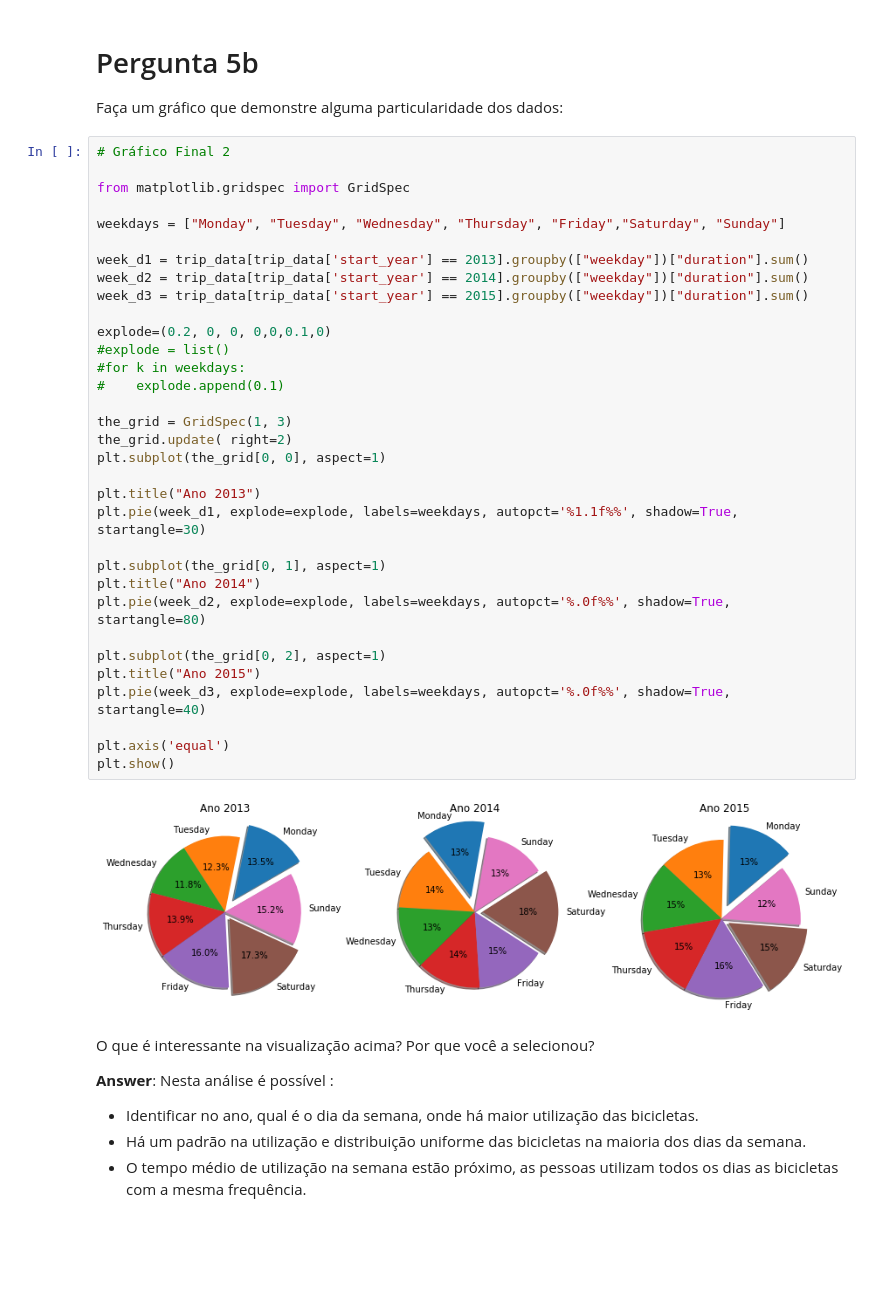
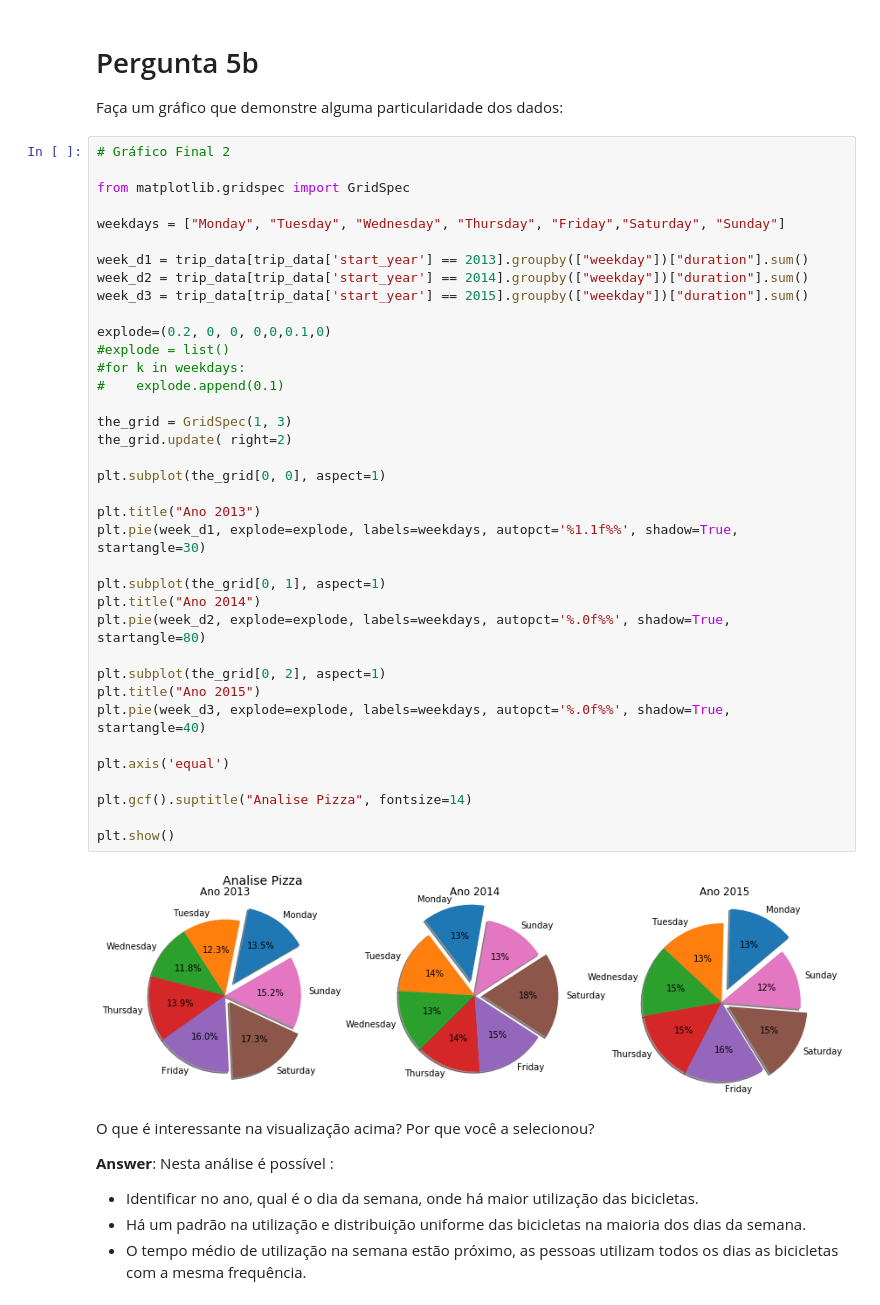
Before and after one commit to cglsoft/DataScience-FDSI, a Jupyter notebook: Semana 4 - Projeto/ndfdsi-bikeshareanalysis/Analise_Bay_Area_Bike_Share-NDFDSI.ipynb, the cells around one changed output. Drawn from its saved outputs; the diff is of its cells as text; blank space fills up the shorter version.

```diff
--- a/Semana 4 - Projeto/ndfdsi-bikeshareanalysis/Analise_Bay_Area_Bike_Share-NDFDSI.ipynb
+++ b/Semana 4 - Projeto/ndfdsi-bikeshareanalysis/Analise_Bay_Area_Bike_Share-NDFDSI.ipynb
@@ -533,34 +533,38 @@ from matplotlib.gridspec import GridSpec
 
 weekdays = ["Monday", "Tuesday", "Wednesday", "Thursday", "Friday","Saturday", "Sunday"]
 
 week_d1 = trip_data[trip_data['start_year'] == 2013].groupby(["weekday"])["duration"].sum()
 week_d2 = trip_data[trip_data['start_year'] == 2014].groupby(["weekday"])["duration"].sum()
 week_d3 = trip_data[trip_data['start_year'] == 2015].groupby(["weekday"])["duration"].sum()
 
 explode=(0.2, 0, 0, 0,0,0.1,0)
 #explode = list()
 #for k in weekdays:
 #    explode.append(0.1)
 
 the_grid = GridSpec(1, 3)
 the_grid.update( right=2)
+
 plt.subplot(the_grid[0, 0], aspect=1)
 
 plt.title("Ano 2013")
 plt.pie(week_d1, explode=explode, labels=weekdays, autopct='%1.1f%%', shadow=True, startangle=30)
 
 plt.subplot(the_grid[0, 1], aspect=1)
 plt.title("Ano 2014")
 plt.pie(week_d2, explode=explode, labels=weekdays, autopct='%.0f%%', shadow=True, startangle=80)
 
 plt.subplot(the_grid[0, 2], aspect=1)
 plt.title("Ano 2015")
 plt.pie(week_d3, explode=explode, labels=weekdays, autopct='%.0f%%', shadow=True, startangle=40)
 
 plt.axis('equal')
+
+plt.gcf().suptitle("Analise Pizza", fontsize=14)
+
 plt.show()
 # %% [output]
-[figure, old version]
+[figure, new version]
 # %% [markdown]
 O que é interessante na visualização acima? Por que você a selecionou?
 
```
Also changed, not shown: 1 other file.
